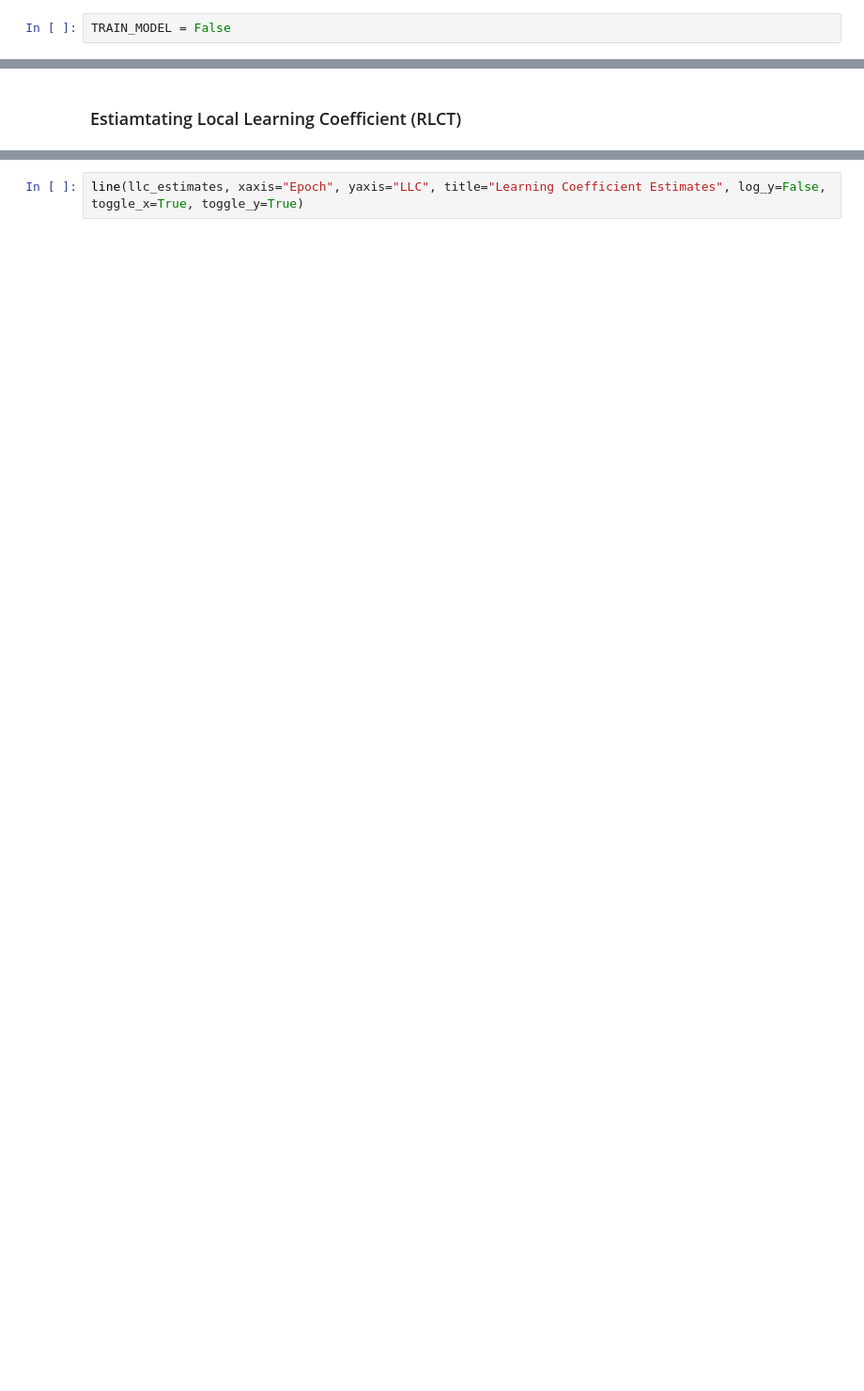
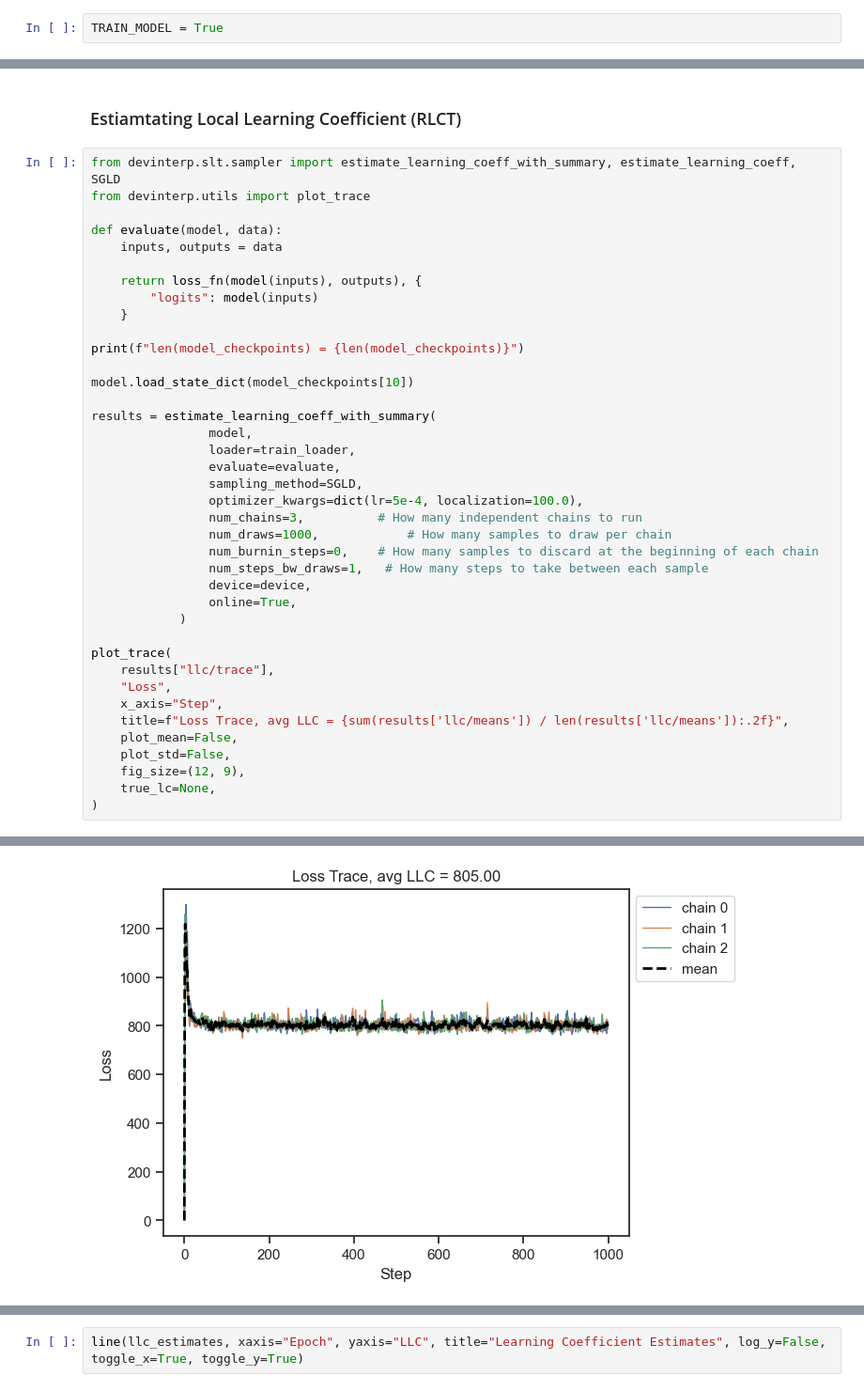
Before and after one commit to james-sullivan/ArithmeticTransformer, a Jupyter notebook: src/GrokkingAdditionMultiplication.ipynb, the cells around one changed output, grey strips where cells are left out. Shown at 94% size. Saved outputs shown, nothing was run; the diff lists cells and outputs as text; blank space fills up the shorter version.

```diff
--- a/src/GrokkingAdditionMultiplication.ipynb
+++ b/src/GrokkingAdditionMultiplication.ipynb
@@ -3,7 +3,7 @@
 # %% [markdown]
 # Setup
 # %%
-TRAIN_MODEL = False
+TRAIN_MODEL = True
 # %%
 # Janky code to do different setup when run in a Colab notebook vs VSCode
 import os
@@ -397,3 +412,43 @@ line([train_losses_avg[::step], test_losses_avg[::step], add_test_losses_avg, mu
 [interactive output not drawn]
 # %% [markdown]
 ### Estiamtating Local Learning Coefficient (RLCT)
+# %%
+from devinterp.slt.sampler import estimate_learning_coeff_with_summary, estimate_learning_coeff, SGLD
+from devinterp.utils import plot_trace
+
+def evaluate(model, data):
+    inputs, outputs = data
+
+    return loss_fn(model(inputs), outputs), {
+        "logits": model(inputs)
+    }
+
+print(f"len(model_checkpoints) = {len(model_checkpoints)}")
+
+model.load_state_dict(model_checkpoints[10])
+
+results = estimate_learning_coeff_with_summary(
+                model,
+                loader=train_loader,
+                evaluate=evaluate,
+                sampling_method=SGLD,
+                optimizer_kwargs=dict(lr=5e-4, localization=100.0),
+                num_chains=3,          # How many independent chains to run
+                num_draws=1000,            # How many samples to draw per chain
+                num_burnin_steps=0,    # How many samples to discard at the beginning of each chain
+                num_steps_bw_draws=1,   # How many steps to take between each sample
+                device=device,
+                online=True,
+            )
+
+plot_trace(
+    results["llc/trace"],
+    "Loss",
+    x_axis="Step",
+    title=f"Loss Trace, avg LLC = {sum(results['llc/means']) / len(results['llc/means']):.2f}",
+    plot_mean=False,
+    plot_std=False,
+    fig_size=(12, 9),
+    true_lc=None,
+)
+# %% [output]
@@ -399,0 +461 @@ line([train_losses_avg[::step], test_losses_avg[::step], add_test_losses_avg, mu
+[figure, added]
```
Also changed, not shown: parts of 9 cells of this notebook, 6 other files.
